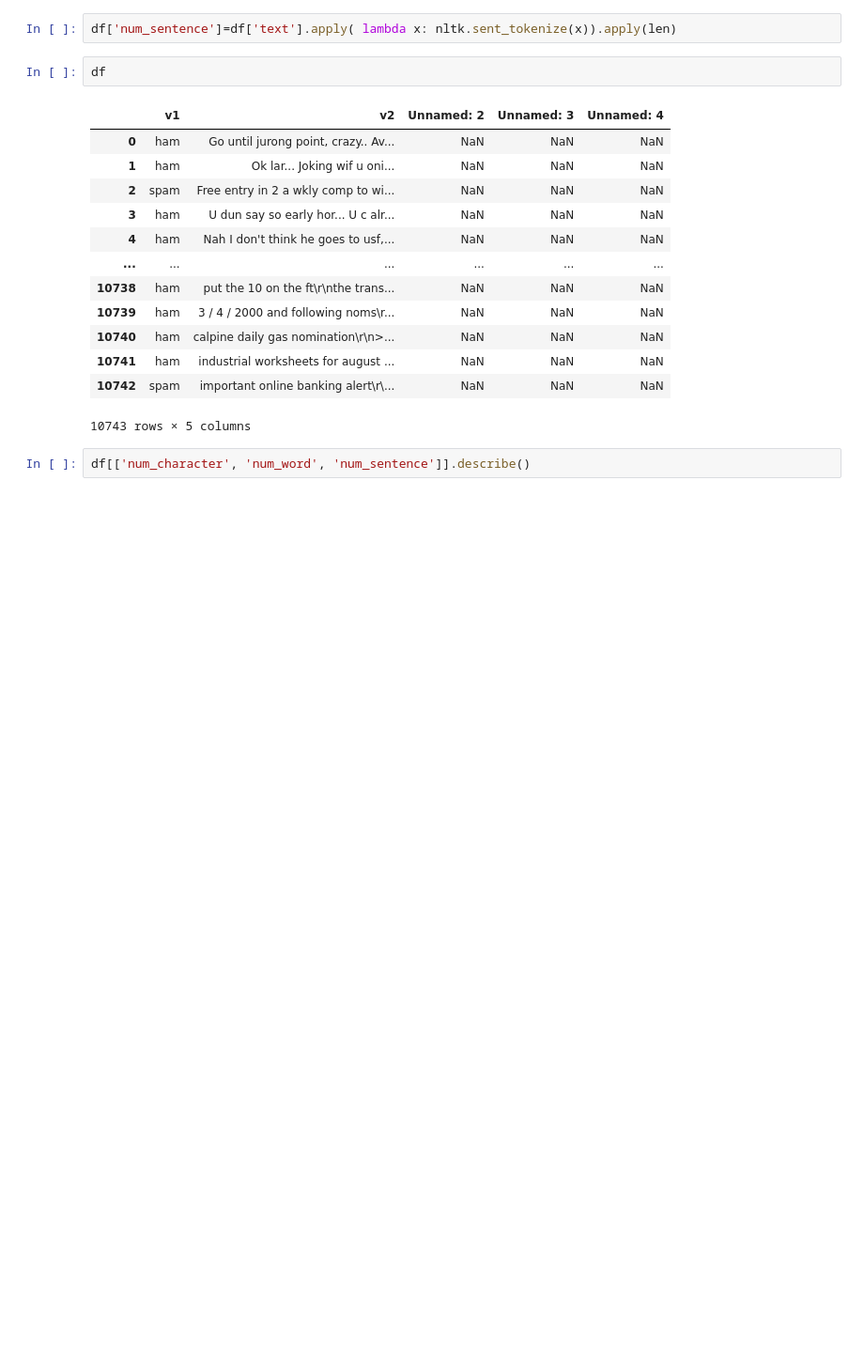
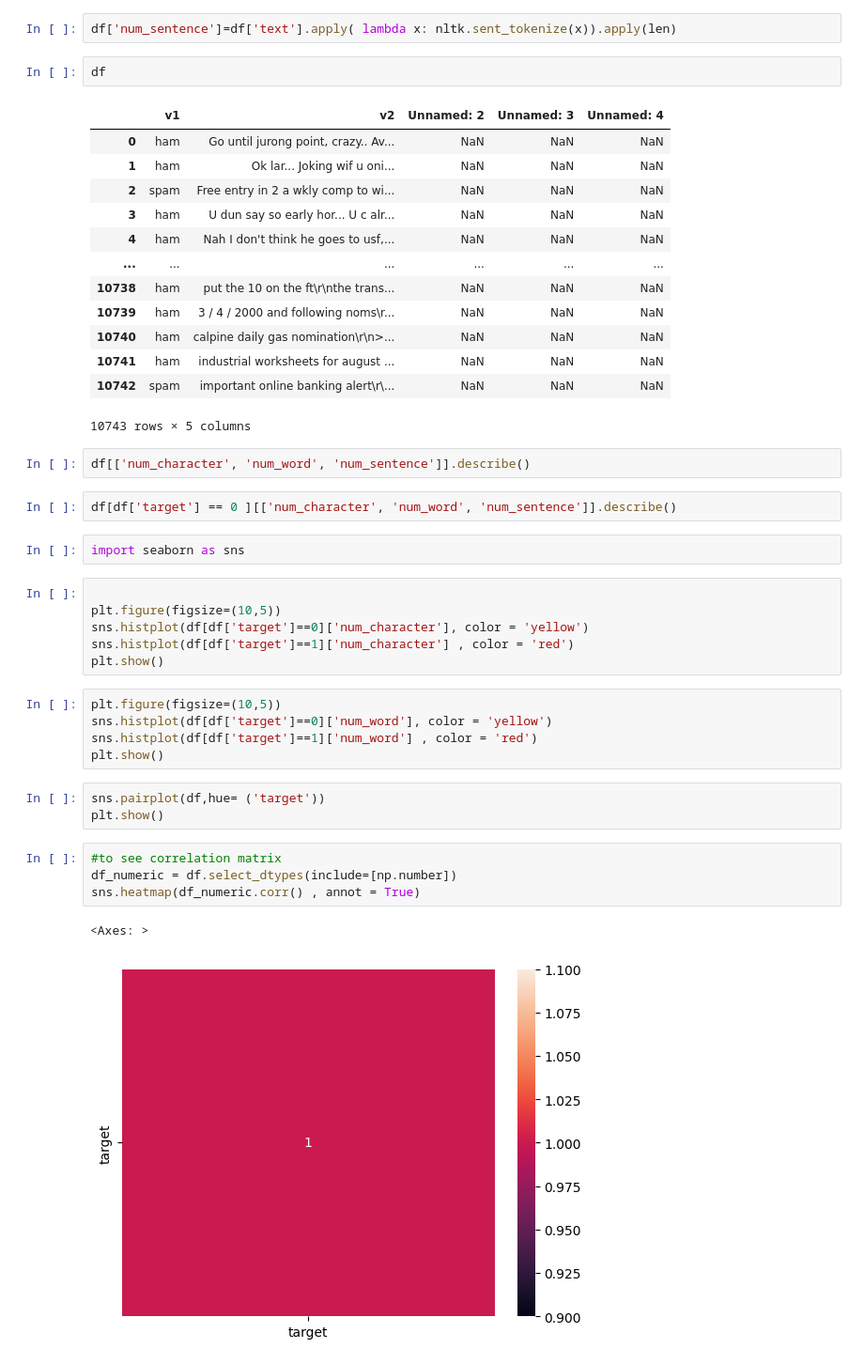
Before and after one commit to Amaan0016/ML_MINI_PROJECT, a Jupyter notebook: spam_classifier.ipynb, the cells around one changed output. Shown at 94% size. Drawn from its saved outputs; the diff is of its cells as text; blank space fills up the shorter version.

```diff
--- a/spam_classifier.ipynb
+++ b/spam_classifier.ipynb
@@ -176,3 +176,28 @@ df
 10743 rows × 5 columns
 # %%
 df[['num_character', 'num_word', 'num_sentence']].describe()
+# %%
+df[df['target'] == 0 ][['num_character', 'num_word', 'num_sentence']].describe()
+# %%
+import seaborn as sns
+# %%
+
+plt.figure(figsize=(10,5))
+sns.histplot(df[df['target']==0]['num_character'], color = 'yellow')
+sns.histplot(df[df['target']==1]['num_character'] , color = 'red')
+plt.show()
+# %%
+plt.figure(figsize=(10,5))
+sns.histplot(df[df['target']==0]['num_word'], color = 'yellow')
+sns.histplot(df[df['target']==1]['num_word'] , color = 'red')
+plt.show()
+# %%
+sns.pairplot(df,hue= ('target'))
+plt.show()
+# %%
+#to see correlation matrix
+df_numeric = df.select_dtypes(include=[np.number])
+sns.heatmap(df_numeric.corr() , annot = True)
+# %% [output]
+<Axes: >
+[figure, added]
```
Also changed, not shown: parts of 1 cell of this notebook.
